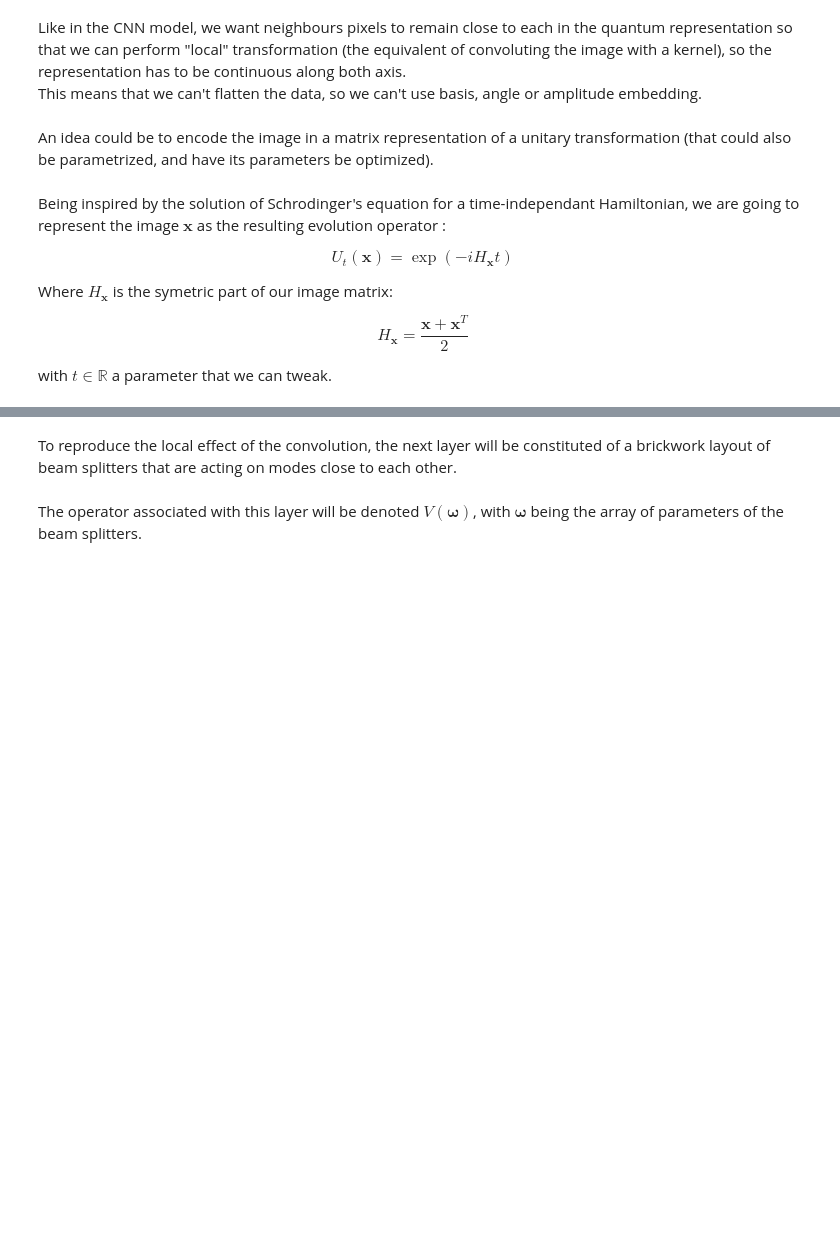
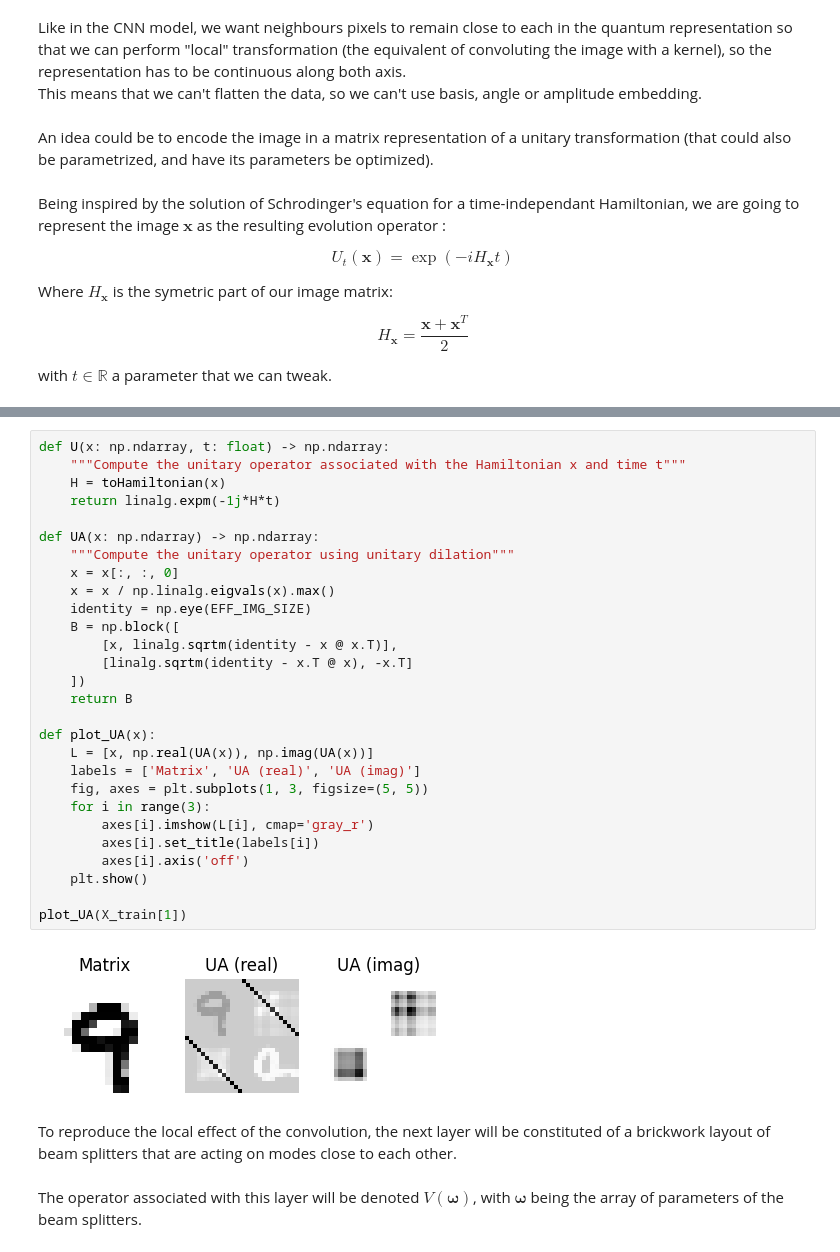
Before and after one commit to VDeumier/LOQC_MNIST, a Jupyter notebook: hybrid_conv_model.ipynb, the cells around one changed output, grey strips where cells are left out. Saved outputs shown, nothing was run; the diff lists cells and outputs as text; blank space fills up the shorter version.

Commit message:
Added unitary dilation

```diff
--- a/hybrid_conv_model.ipynb
+++ b/hybrid_conv_model.ipynb
@@ -125,3 +123,33 @@ def U(x: np.ndarray, t: float) -> np.ndarray:
+# %%
+def U(x: np.ndarray, t: float) -> np.ndarray:
+    """Compute the unitary operator associated with the Hamiltonian x and time t"""
+    H = toHamiltonian(x)
+    return linalg.expm(-1j*H*t)
+
+def UA(x: np.ndarray) -> np.ndarray:
+    """Compute the unitary operator using unitary dilation"""
+    x = x[:, :, 0]
+    x = x / np.linalg.eigvals(x).max()
+    identity = np.eye(EFF_IMG_SIZE)
+    B = np.block([
+        [x, linalg.sqrtm(identity - x @ x.T)],
+        [linalg.sqrtm(identity - x.T @ x), -x.T]
+    ])
+    return B
+
+def plot_UA(x):
+    L = [x, np.real(UA(x)), np.imag(UA(x))]
+    labels = ['Matrix', 'UA (real)', 'UA (imag)']
+    fig, axes = plt.subplots(1, 3, figsize=(5, 5))
+    for i in range(3):
+        axes[i].imshow(L[i], cmap='gray_r')
+        axes[i].set_title(labels[i])
+        axes[i].axis('off')
+    plt.show()
+
+plot_UA(X_train[1])
+# %% [output]
+[figure, added]
 # %% [markdown]
 To reproduce the local effect of the convolution, the next layer will be constituted of a brickwork layout of beam splitters that are acting on modes close to each other.\
 \
```
Also changed, not shown: parts of 4 cells of this notebook.
